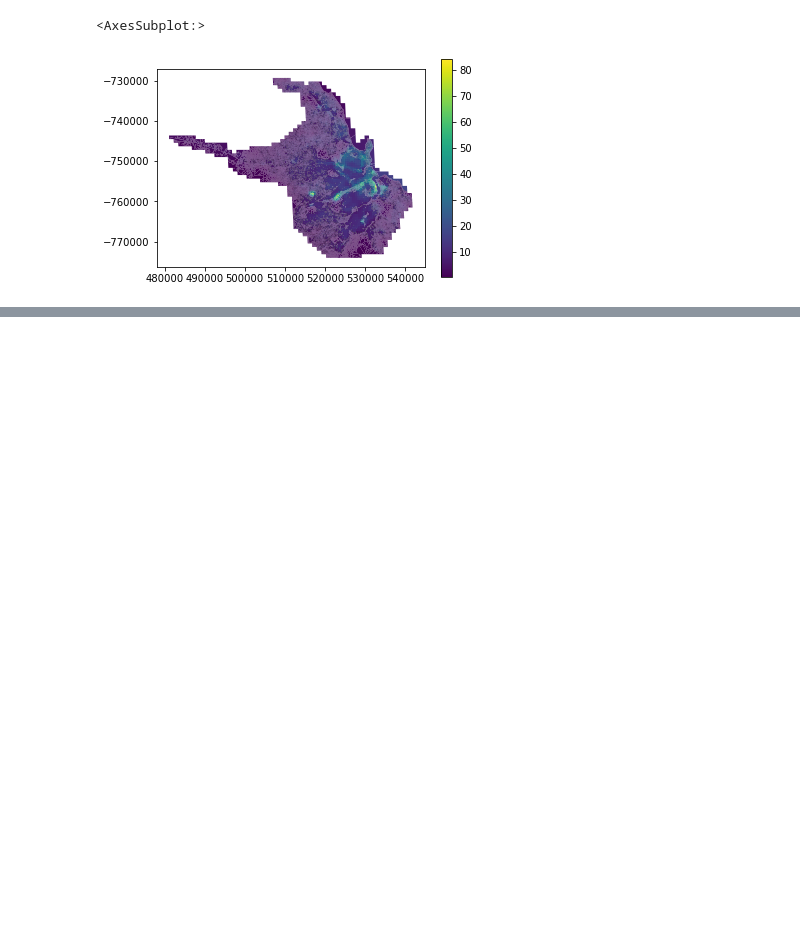
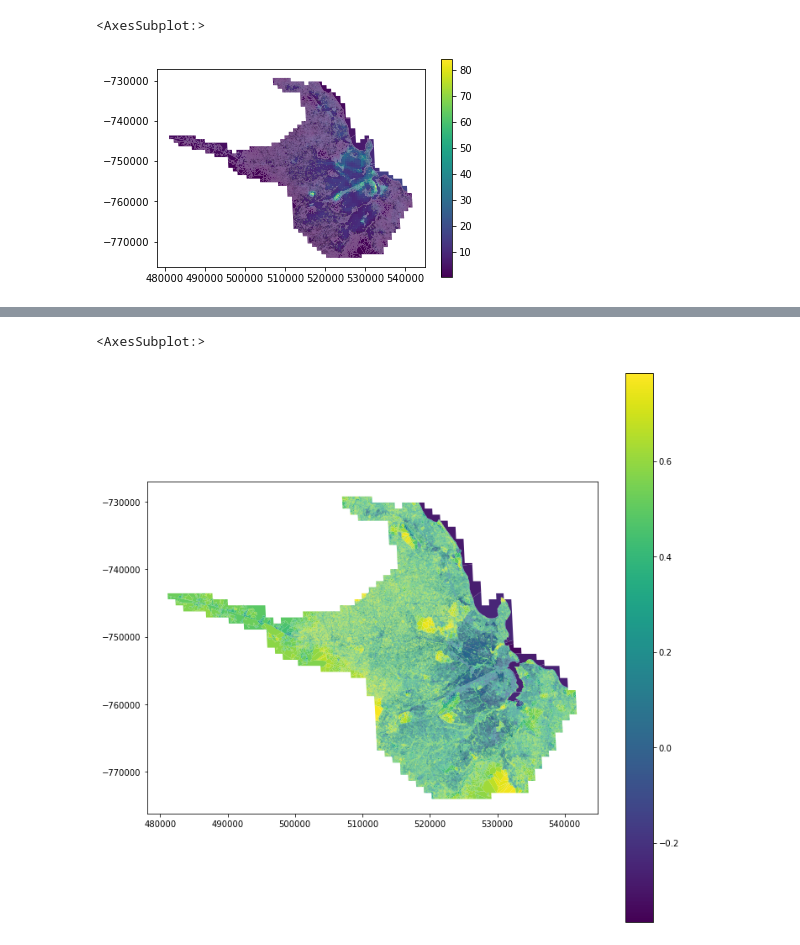
Before and after one commit to urbangrammarai/spatial_signatures_concept, a Jupyter notebook: code/dar_es_salaam.ipynb, the cells around one changed output, grey strips where cells are left out. Saved outputs shown, nothing was run; the diff lists cells and outputs as text; code cells hidden in the pictures; blank space fills up the shorter version.

Commit message:
ndvi and access

```diff
--- a/code/dar_es_salaam.ipynb
+++ b/code/dar_es_salaam.ipynb
@@ -1038,0 +1126,2 @@ data[["lights", "tID"]].to_parquet("../../urbangrammar_samba/sp_sig_concept/dar_
+# %%
+ndvi = (masked.sel(band=4) - masked.sel(band=1)) / (masked.sel(band=4) + masked.sel(band=1))
@@ -1038,0 +1139,12 @@ data[["lights", "tID"]].to_parquet("../../urbangrammar_samba/sp_sig_concept/dar_
+# %%
+affine = ndvi.rio.transform()
+# %%
+%%time
+stats = rasterstats.zonal_stats(
+    dar_es_salaam.geometry,
+    raster=ndvi.values,
+    affine=affine,
+    stats=['mean'],
+    all_touched=True,
+    nodata = np.nan,
+)
@@ -1038,0 +1154,2 @@ data[["lights", "tID"]].to_parquet("../../urbangrammar_samba/sp_sig_concept/dar_
+# %%
+dar_es_salaam['ndvi'] = [x["mean"] for x in stats]
@@ -1038,0 +1174,5 @@ data[["lights", "tID"]].to_parquet("../../urbangrammar_samba/sp_sig_concept/dar_
+# %%
+dar_es_salaam.plot('ndvi', legend=True, figsize=(12, 12))
+# %% [output]
+<AxesSubplot:>
+[figure, added]
```
Also changed, not shown: parts of 18 cells of this notebook, 2 other files.
